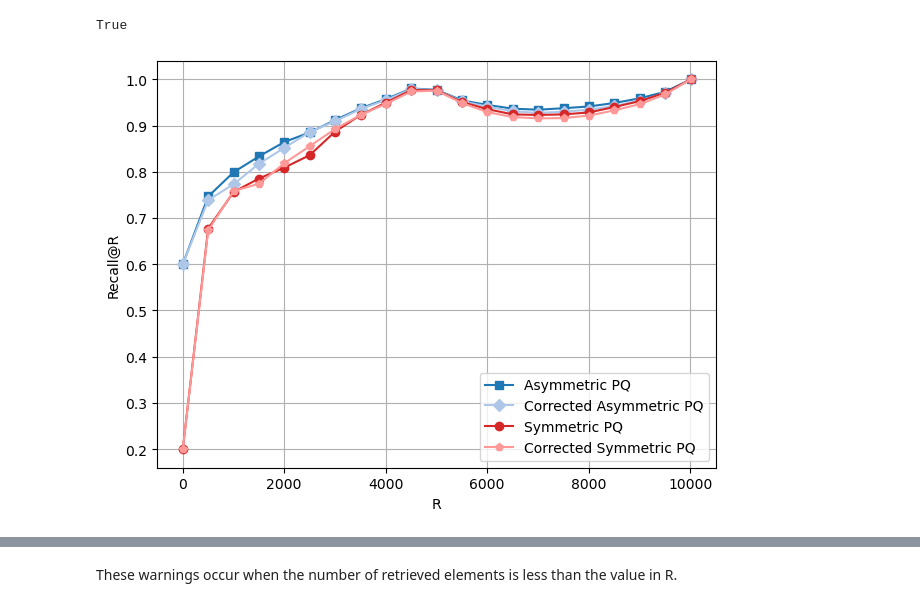
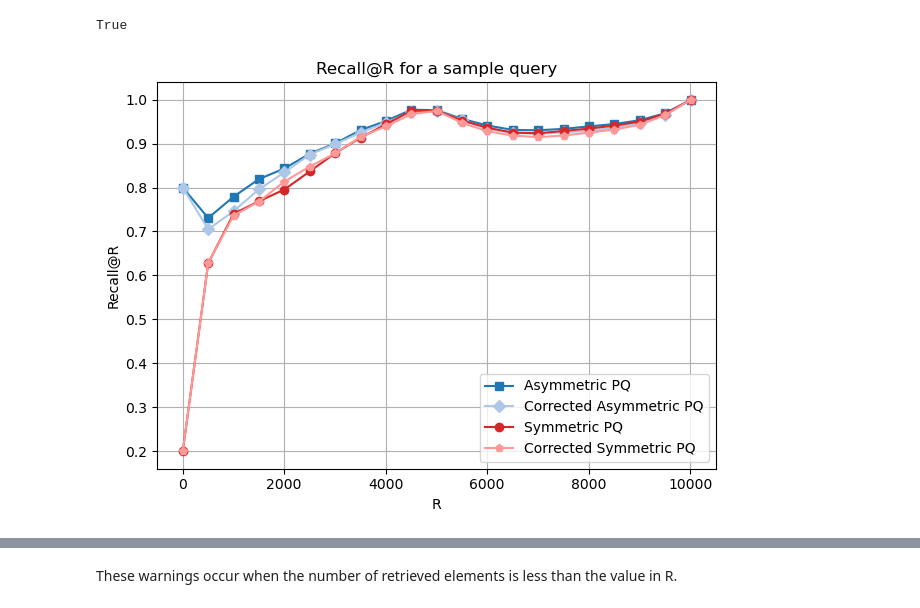
Before and after one commit to iretes/IR-proj, a Jupyter notebook: experiments.ipynb, the cells around one changed output, grey strips where cells are left out. Saved outputs shown, nothing was run; the diff lists cells and outputs as text; code cells hidden in the pictures.

```diff
--- a/experiments.ipynb
+++ b/experiments.ipynb
@@ -15,4 +15,6 @@ from utils import *
 # %%
 RANDOM_SEED = 42
 np.random.seed(RANDOM_SEED)
+DATASET = "siftsmall"  # "sift"
+DIR = "siftsmall" # "sift"
 # %%
@@ -46,10 +52,5 @@ plt.show()
 # %% [output]
 [figure]
-# %%
-tr_data = xb
-queries = xq
-sample_query = xq[0]
-sample_query_snorm = np.sum(np.square(sample_query))
 # %%
 M = 8
 K = 256
@@ -57,11 +58,15 @@ pq = PQ(M=M, K=K, seed=RANDOM_SEED)
 
 print("Training the PQ quantizer...")
 start_training = time.time()
-pq.train(tr_data, add=True, compute_distortions=False, verbose=True)
+pq.train(tr_data, add=False, verbose=True)
 training_time = time.time() - start_training
+start_adding = time.time()
+pq.add(search_data)
+adding_time = time.time() - start_adding
 
 print("--------------------")
 print(f"Training time: {training_time:.2f} s")
+print(f"Adding time: {adding_time:.2f} s")
 print(f"Compressed data shape: {pq.pqcode.shape}")
 print(f"Compressed data size: {pq.pqcode.nbytes} bytes")
 print(f"Original data size: {tr_data.nbytes} bytes")
@@ -70,19 +75,22 @@ print(f"Compression factor: {tr_data.nbytes / pq.pqcode.nbytes:.2f}")
 compressed_tr = pq.compress(tr_data)
 decompressed_tr = pq.decompress(compressed_tr)
 error_tr = NMSE(tr_data, decompressed_tr)
-print(f"Reconstruction error on training data (NMSE): {error_tr:.3f}")
+print(f"Reconstruction error (NMSE) on training data: {error_tr:.3f}")
 
-compressed_ts = pq.compress(queries)
-decompressed_ts = pq.decompress(compressed_ts)
-error_ts = NMSE(queries, decompressed_ts)
-print(f"Reconstruction error on testing data (NMSE): {error_ts:.3f}")
+decompressed_search = pq.decompress(pq.pqcode)
+error_search = NMSE(search_data, decompressed_search)
+print(f"Reconstruction error (NMSE) on search data: {error_search:.3f}")
 
-start_training = time.time()
-pq.train(tr_data, add=True, compute_distortions=True)
-training_time = time.time() - start_training
+start_training_d = time.time()
+pq.train(tr_data, add=False, verbose=True)
+training_time_d = time.time() - start_training_d
+start_adding_d = time.time()
+pq.add(search_data, compute_distortions=True)
+adding_time_d = time.time() - start_adding_d
 
 print("--------------------")
-print(f"Training time with average distortion computation: {training_time:.2f} s")
+print(f"Training time with average distortion computation: {training_time_d:.2f} s")
+print(f"Adding time with average distortion computation: {adding_time_d:.2f} s")
 print(f"Compressed data shape with average distortion: {pq.pqcode.shape} + {pq.avg_dist.shape}")
 print(f"Compressed data with average distortion size: {pq.pqcode.nbytes + pq.avg_dist.nbytes} bytes")
 print(f"Original data size: {tr_data.nbytes} bytes")
@@ -129,7 +137,7 @@ asym_pq_dists, asym_ranking = pq.search(sample_query, subset=None, asym=True, co
 asym_pq_corr_dists, asym_corr_ranking = pq.search(sample_query, subset=None, asym=True, correct=True)
 sym_pq_dists, sym_ranking = pq.search(sample_query, subset=None, asym=False, correct=False)
 sym_pq_corr_dists, sym_corr_ranking = pq.search(sample_query, subset=None, asym=False, correct=True)
-es = ExactSearch(tr_data)
+es = ExactSearch(search_data)
 exact_dists, exact_ranking = es.search(sample_query)
 # %%
 # check if computed exact ranking is equal to ground truth
@@ -138,24 +146,26 @@ np.all(gt[0][:100]==exact_ranking[:100])
 True
 # %%
 recalls = {"Asymmetric PQ": [], "Corrected Asymmetric PQ": [], "Symmetric PQ": [], "Corrected Symmetric PQ": []}
-rs = range(5, 10000 + 500, 500)
+step = 500 if DATASET == "siftsmall" else 100000
+rs = range(5, search_data.shape[0] + step, step)
 for r in rs:
     recalls["Asymmetric PQ"].append(recall_at_r(asym_ranking, exact_ranking, r))
     recalls["Corrected Asymmetric PQ"].append(recall_at_r(asym_corr_ranking, exact_ranking, r))
     recalls["Symmetric PQ"].append(recall_at_r(sym_ranking, exact_ranking, r))
     recalls["Corrected Symmetric PQ"].append(recall_at_r(sym_corr_ranking, exact_ranking, r))
 
 plt.plot(rs, recalls["Asymmetric PQ"], '-s', label="Asymmetric PQ", color=matplotlib.colormaps["tab20"](0))
 plt.plot(rs, recalls["Corrected Asymmetric PQ"], '-D', label="Corrected Asymmetric PQ", color=matplotlib.colormaps["tab20"](1))
 plt.plot(rs, recalls["Symmetric PQ"], '-o', label="Symmetric PQ", color=matplotlib.colormaps["tab20"](6))
 plt.plot(rs, recalls["Corrected Symmetric PQ"], '-p', label="Corrected Symmetric PQ", color=matplotlib.colormaps["tab20"](7))
 plt.xlabel('R')
 plt.ylabel('Recall@R')
+plt.title('Recall@R for a sample query')
 plt.grid(zorder=0)
 plt.tight_layout()
 plt.legend();
 # %% [output]
-[figure, old version]
+[figure, new version]
 # %%
 APs = {}
 APs["Asymmetric PQ"] = AP(asym_ranking[:50], exact_ranking[:50])
```
Also changed, not shown: parts of 29 cells of this notebook.
